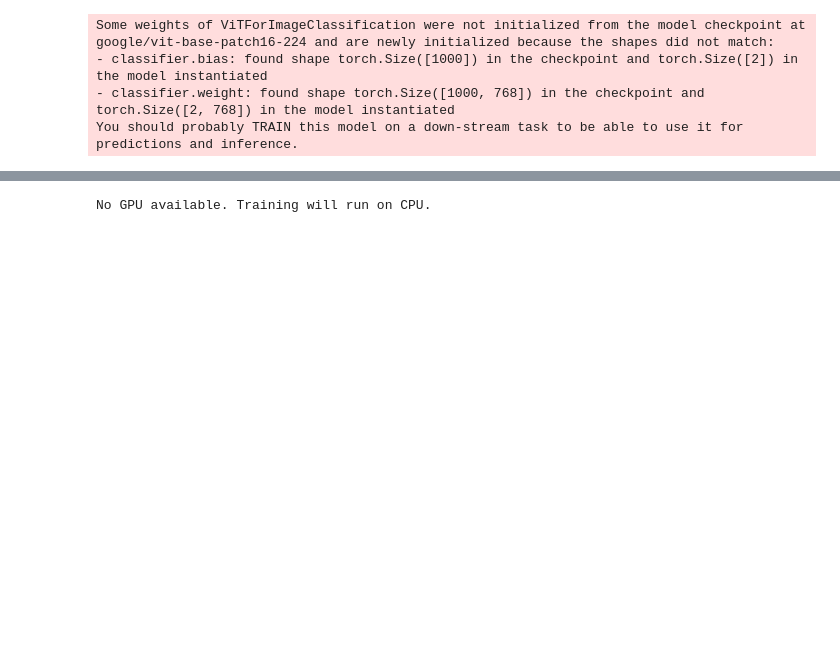
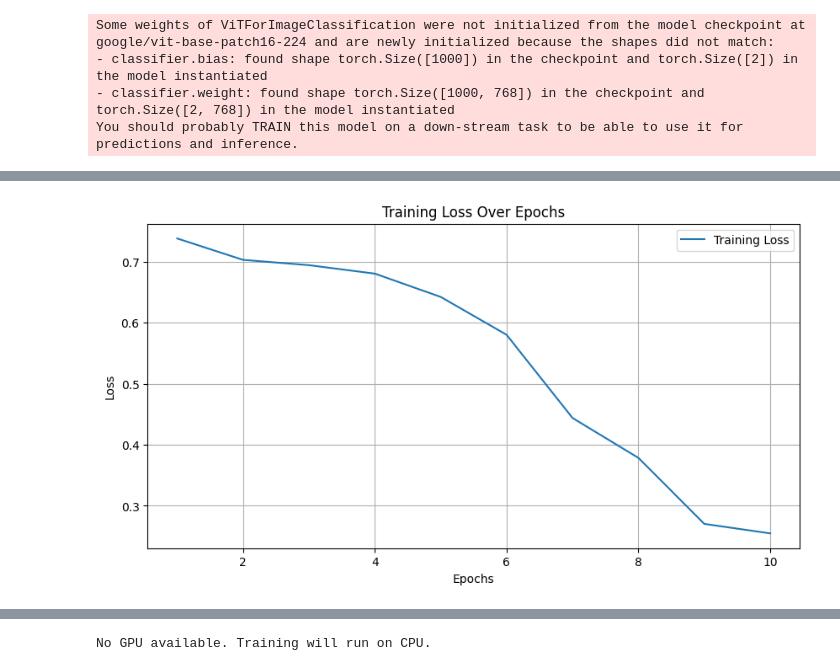
Before and after one commit to govindamandal/DeepfakeApp, a Jupyter notebook: model-training/deepfake.ipynb, the cells around one changed output, grey strips where cells are left out. Drawn from its saved outputs; the diff is of its cells as text; code cells hidden in the pictures; blank space fills up the shorter version.

Commit message:
New Model Training Code Updated

```diff
--- a/model-training/deepfake.ipynb
+++ b/model-training/deepfake.ipynb
@@ -104,0 +215,15 @@ optimizer = torch.optim.Adam(model.parameters(), lr=1e-4)
+# %%
+# Plot graphs for accuracy and loss
+epochs = range(1, num_epochs + 1)
+# %%
+# Plot training loss
+plt.figure(figsize=(10, 5))
+plt.plot(epochs, train_losses, label='Training Loss')
+plt.title('Training Loss Over Epochs')
+plt.xlabel('Epochs')
+plt.ylabel('Loss')
+plt.legend()
+plt.grid(True)
+plt.show()
+# %% [output]
+[figure, added]
```
Also changed, not shown: parts of 8 cells of this notebook.
